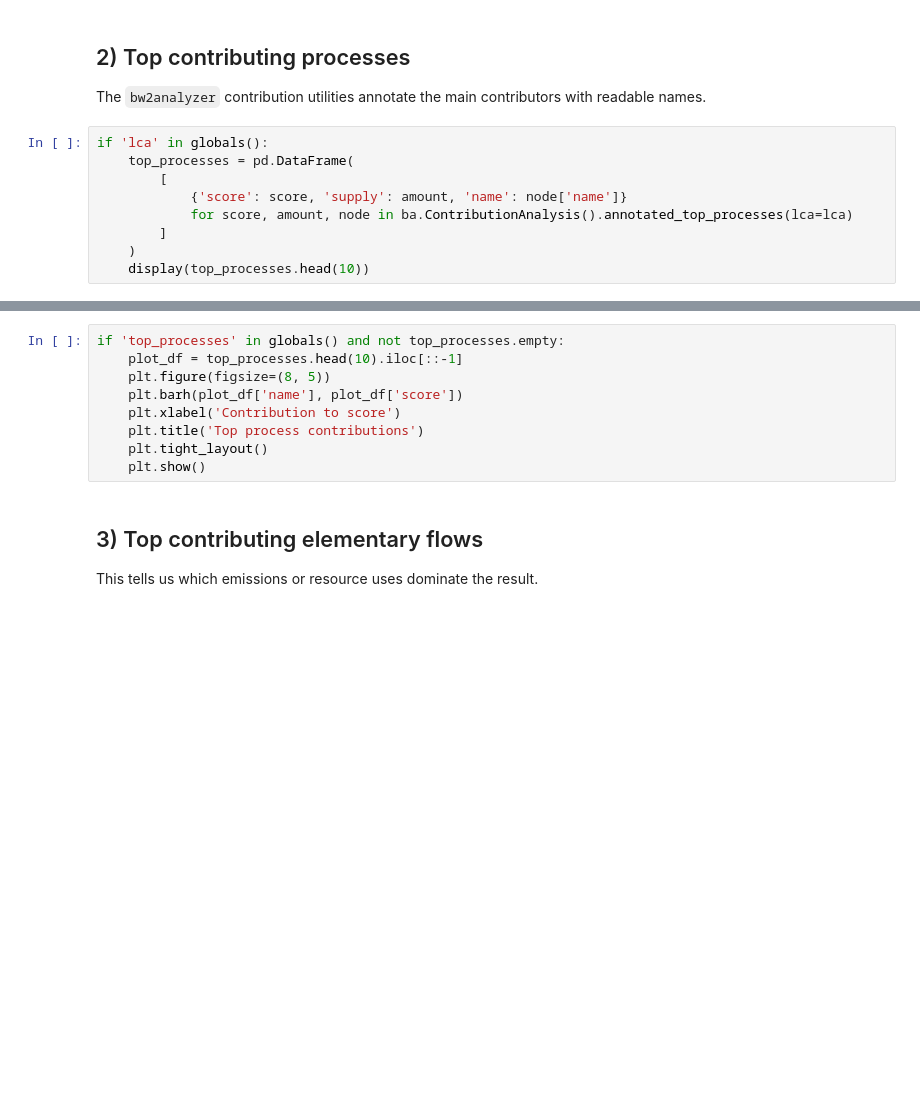
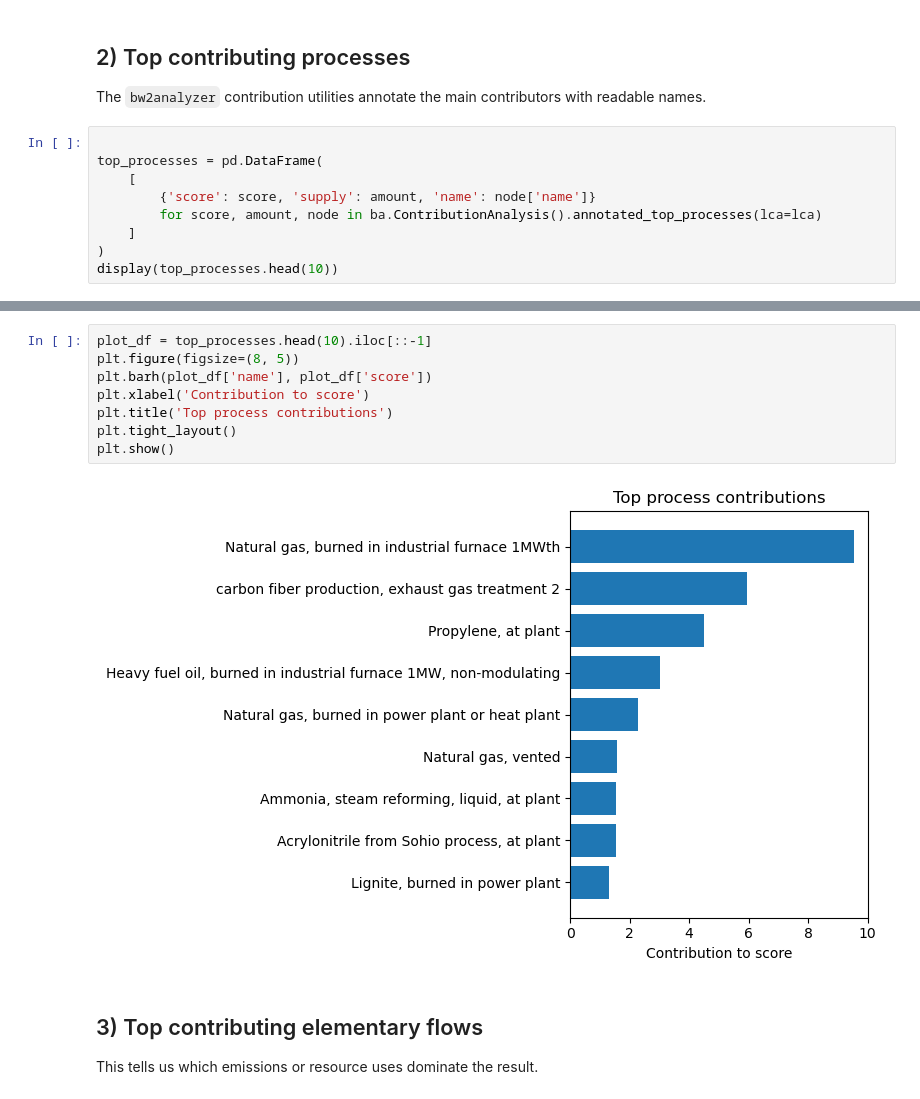
Before and after one commit to romainsacchi/barcelona-regionalized-lcia, a Jupyter notebook: tutorials/DAY 1/D1-07 Contribution analysis and result visualization.ipynb, the cells around one changed output, grey strips where cells are left out. Saved outputs shown, nothing was run; the diff lists cells and outputs as text; blank space fills up the shorter version.

```diff
--- a/tutorials/DAY 1/D1-07 Contribution analysis and result visualization.ipynb
+++ b/tutorials/DAY 1/D1-07 Contribution analysis and result visualization.ipynb
@@ -56,11 +60,11 @@ else:
 
 The `bw2analyzer` contribution utilities annotate the main contributors with readable names.
 # %%
-if 'lca' in globals():
-    top_processes = pd.DataFrame(
-        [
-            {'score': score, 'supply': amount, 'name': node['name']}
-            for score, amount, node in ba.ContributionAnalysis().annotated_top_processes(lca=lca)
-        ]
-    )
-    display(top_processes.head(10))
+
+top_processes = pd.DataFrame(
+    [
+        {'score': score, 'supply': amount, 'name': node['name']}
+        for score, amount, node in ba.ContributionAnalysis().annotated_top_processes(lca=lca)
+    ]
+)
+display(top_processes.head(10))
@@ -67,12 +83,13 @@ if 'lca' in globals():
 # %%
-if 'top_processes' in globals() and not top_processes.empty:
-    plot_df = top_processes.head(10).iloc[::-1]
-    plt.figure(figsize=(8, 5))
-    plt.barh(plot_df['name'], plot_df['score'])
-    plt.xlabel('Contribution to score')
-    plt.title('Top process contributions')
-    plt.tight_layout()
-    plt.show()
+plot_df = top_processes.head(10).iloc[::-1]
+plt.figure(figsize=(8, 5))
+plt.barh(plot_df['name'], plot_df['score'])
+plt.xlabel('Contribution to score')
+plt.title('Top process contributions')
+plt.tight_layout()
+plt.show()
+# %% [output]
+[figure, added]
 # %% [markdown]
 ## 3) Top contributing elementary flows
 
```
Also changed, not shown: parts of 11 cells of this notebook, 4 other files.
